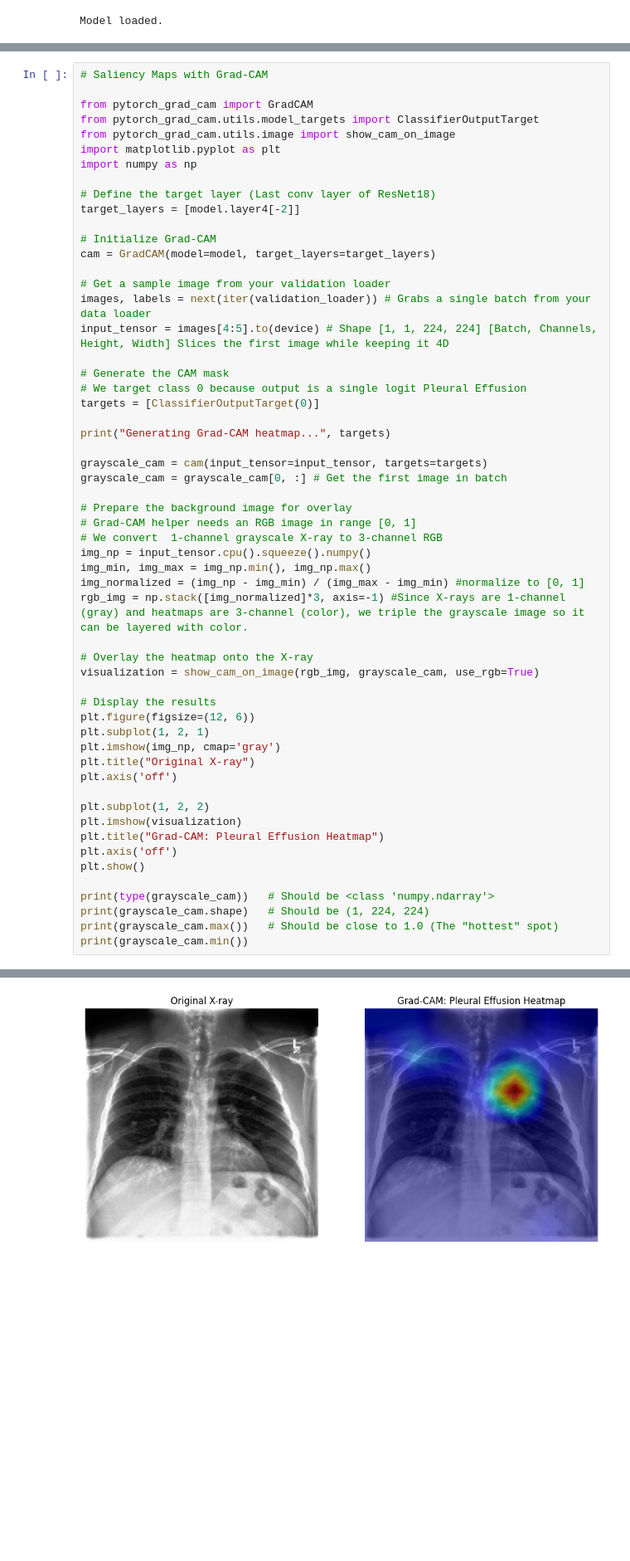
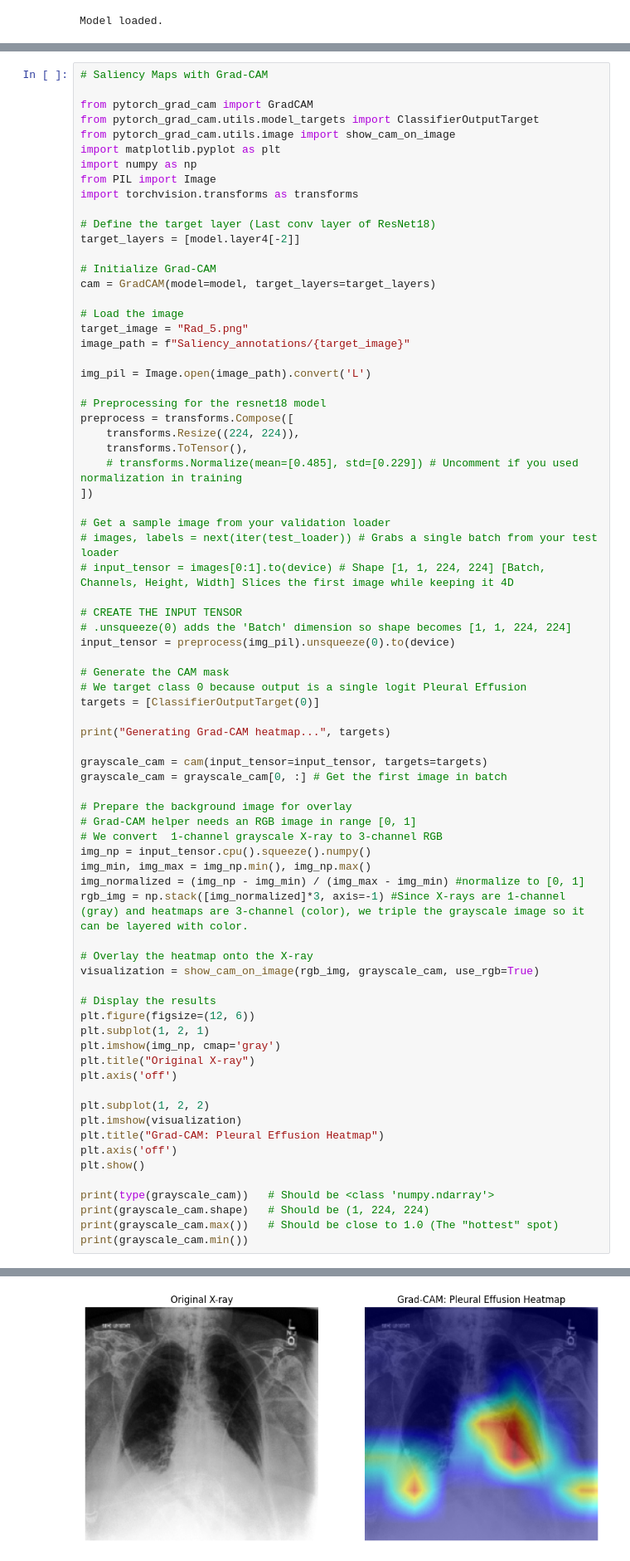
Before and after one commit to Liuian/UU_Explainable_AI_Group_Project, a Jupyter notebook: project2/main.ipynb, the cells around one changed output, grey strips where cells are left out. Shown at 83% size. Drawn from its saved outputs; the diff is of its cells as text; blank space fills up the shorter version.

Commit message:
images downloaded for testing

```diff
--- a/project2/main.ipynb
+++ b/project2/main.ipynb
@@ -965,6 +965,8 @@ from pytorch_grad_cam.utils.model_targets import ClassifierOutputTarget
 from pytorch_grad_cam.utils.image import show_cam_on_image
 import matplotlib.pyplot as plt
 import numpy as np
+from PIL import Image
+import torchvision.transforms as transforms
 
 # Define the target layer (Last conv layer of ResNet18)
 target_layers = [model.layer4[-2]]
@@ -972,9 +974,26 @@ target_layers = [model.layer4[-2]]
 # Initialize Grad-CAM
 cam = GradCAM(model=model, target_layers=target_layers)
 
+# Load the image
+target_image = "Rad_5.png"
+image_path = f"Saliency_annotations/{target_image}"
+
+img_pil = Image.open(image_path).convert('L')
+
+# Preprocessing for the resnet18 model
+preprocess = transforms.Compose([
+    transforms.Resize((224, 224)),
+    transforms.ToTensor(),
+    # transforms.Normalize(mean=[0.485], std=[0.229]) # Uncomment if you used normalization in training
+])
+
 # Get a sample image from your validation loader
-images, labels = next(iter(validation_loader)) # Grabs a single batch from your data loader
-input_tensor = images[4:5].to(device) # Shape [1, 1, 224, 224] [Batch, Channels, Height, Width] Slices the first image while keeping it 4D
+# images, labels = next(iter(test_loader)) # Grabs a single batch from your test loader
+# input_tensor = images[0:1].to(device) # Shape [1, 1, 224, 224] [Batch, Channels, Height, Width] Slices the first image while keeping it 4D
+
+# CREATE THE INPUT TENSOR
+# .unsqueeze(0) adds the 'Batch' dimension so shape becomes [1, 1, 224, 224]
+input_tensor = preprocess(img_pil).unsqueeze(0).to(device)
 
 # Generate the CAM mask
 # We target class 0 because output is a single logit Pleural Effusion
@@ -988,34 +1007,34 @@ grayscale_cam = grayscale_cam[0, :] # Get the first image in batch
 # Prepare the background image for overlay
 # Grad-CAM helper needs an RGB image in range [0, 1]
 # We convert  1-channel grayscale X-ray to 3-channel RGB
 img_np = input_tensor.cpu().squeeze().numpy()
 img_min, img_max = img_np.min(), img_np.max()
 img_normalized = (img_np - img_min) / (img_max - img_min) #normalize to [0, 1]
 rgb_img = np.stack([img_normalized]*3, axis=-1) #Since X-rays are 1-channel (gray) and heatmaps are 3-channel (color), we triple the grayscale image so it can be layered with color.
 
 # Overlay the heatmap onto the X-ray
 visualization = show_cam_on_image(rgb_img, grayscale_cam, use_rgb=True)
 
 # Display the results
 plt.figure(figsize=(12, 6))
 plt.subplot(1, 2, 1)
 plt.imshow(img_np, cmap='gray')
 plt.title("Original X-ray")
 plt.axis('off')
 
 plt.subplot(1, 2, 2)
 plt.imshow(visualization)
 plt.title("Grad-CAM: Pleural Effusion Heatmap")
 plt.axis('off')
 plt.show()
 
 print(type(grayscale_cam))   # Should be <class 'numpy.ndarray'>
 print(grayscale_cam.shape)   # Should be (1, 224, 224)
 print(grayscale_cam.max())   # Should be close to 1.0 (The "hottest" spot)
 print(grayscale_cam.min())
 # %% [output]
 Generating Grad-CAM heatmap... [<pytorch_grad_cam.utils.model_targets.ClassifierOutputTarget object at 0x...>]
-[figure, old version]
+[figure, new version]
 <class 'numpy.ndarray'>
 (224, 224)
 0.9999999
```
Also changed, not shown: parts of 1 cell of this notebook, 5 other files.
